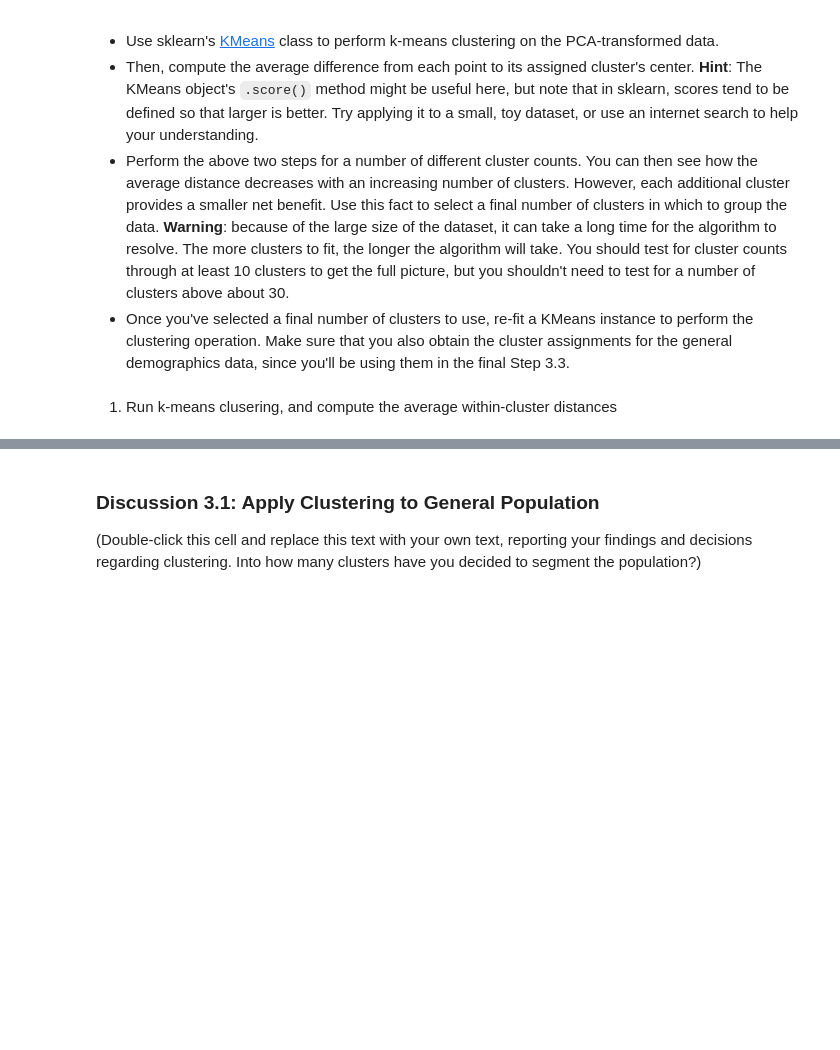
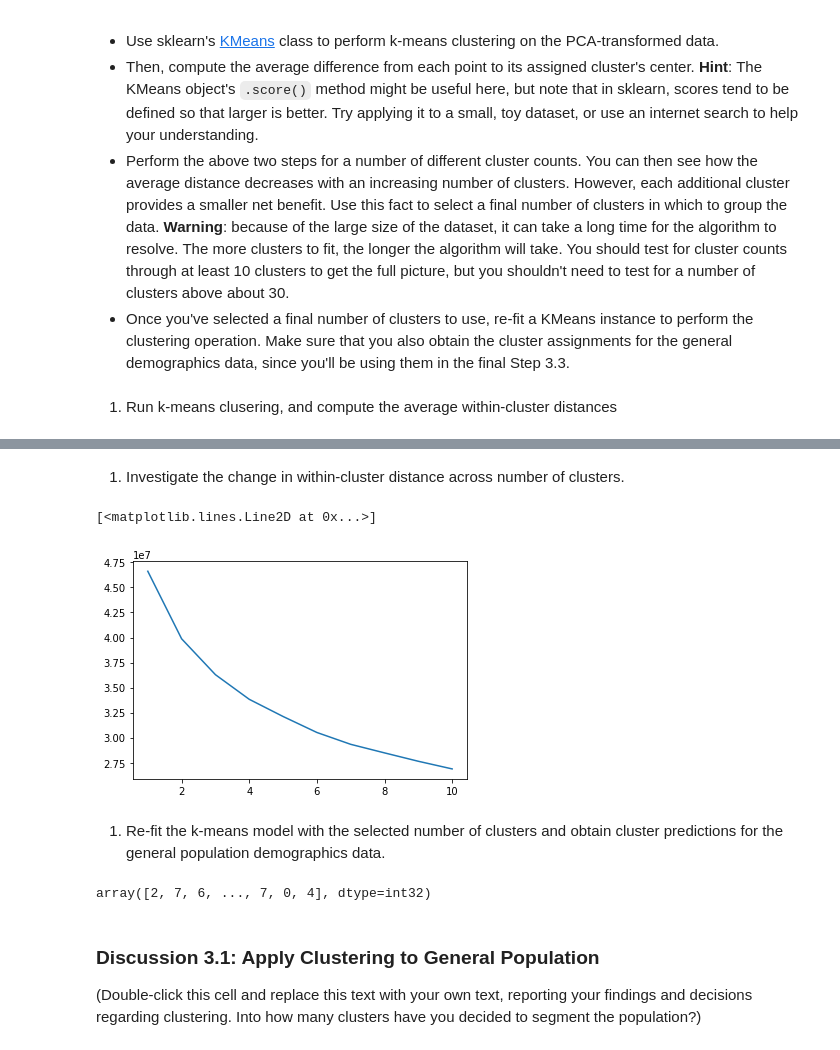
Before and after one commit to MJOAN/Udacity-ML-P5, a Jupyter notebook: Identify_Customer_Segments.ipynb, the cells around one changed output, grey strips where cells are left out. Drawn from its saved outputs; the diff is of its cells as text; code cells hidden in the pictures; blank space fills up the shorter version.

```diff
--- a/Identify_Customer_Segments.ipynb
+++ b/Identify_Customer_Segments.ipynb
@@ -1059,7 +958,7 @@ from sklearn.datasets import make_blobs
 from mpl_toolkits.mplot3d import Axes3D
 # %%
 # reference: https://view1f0631c6.udacity-student-workspaces.com/edit/helpers2.py
-n = azdias_pca.shap
+n = azdias_pca.shape[0]
 def simulate_data(n, features = 10, centroids = 3):
     dataset, y = make_blobs(n_samples=n, n_features=features, centers=centroids, random_state=42)
     return dataset
@@ -1084,5 +977,0 @@ plot_data(azdias_clean_scaled, azdias_label)
-# %%
-# Investigate the change in within-cluster distance across number of clusters.
-
-model = KMeans(n_clusters=10)  # instantiate a model with two centers
-preds = model.fit(data)
@@ -1091,0 +981,25 @@ preds = model.fit(data)
+# %% [markdown]
+1. Investigate the change in within-cluster distance across number of clusters.
+# %%
+# code reference has been modified: https://view1f0631c6.udacity-student-workspaces.com/edit/helpers2.py
+def get_kmeans_score(data, center):
+    kmeans = KMeans(n_clusters=center)
+    model = kmeans.fit(data)
+    score = np.abs(model.score(data))
+    return score
+
+def get_mods(data):
+    scores = []
+    centers = list(range(1,11))
+    for center in centers:
+        scores.append(get_kmeans_score(data, center))
+    return centers, scores
+# %%
+centers, scores = get_mods(azdias_pca)
+# %%
+plt.plot(centers, scores)
+# %% [output]
+[<matplotlib.lines.Line2D at 0x...>]
+[figure, added]
+# %% [markdown]
+1. Re-fit the k-means model with the selected number of clusters and obtain cluster predictions for the general population demographics data.
@@ -1092,3 +1011,7 @@ preds = model.fit(data)
+# %%
+azdias_label
+# %% [output]
+array([2, 7, 6, ..., 7, 0, 4], dtype=int32)
 # %% [markdown]
 ### Discussion 3.1: Apply Clustering to General Population
 
```
Also changed, not shown: parts of 82 cells of this notebook, 1 other file.
